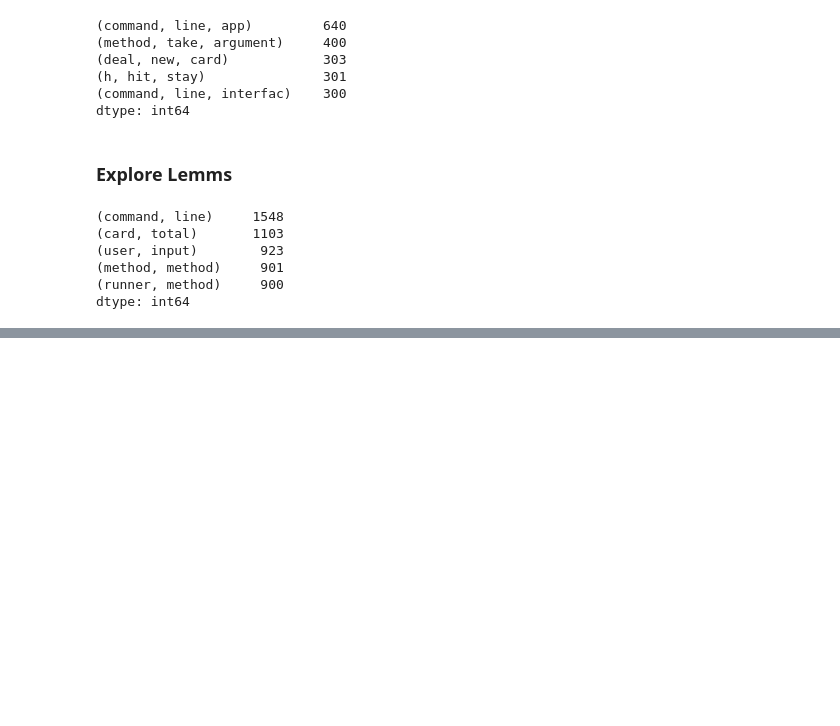
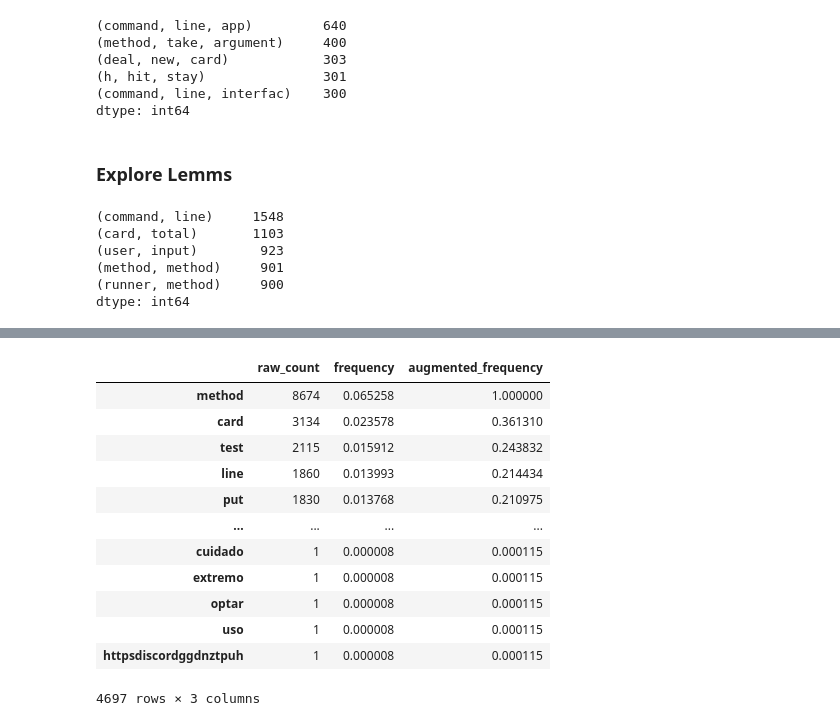
Before and after one commit to Speakeasy-Casino/ace-archives, a Jupyter notebook: joshs-sketchpad.ipynb, the cells around one changed output, grey strips where cells are left out. Cells and saved outputs as stored; diff of their text form; code cells hidden in the pictures; blank space fills up the shorter version.

```diff
--- a/joshs-sketchpad.ipynb
+++ b/joshs-sketchpad.ipynb
@@ -220,0 +331,20 @@ dtype: int64
+# %%
+lemm_words_df = (pd.DataFrame({'raw_count': lemm_series.value_counts()})
+ .assign(frequency=lambda df: df.raw_count / df.raw_count.sum())
+ .assign(augmented_frequency=lambda df: df.frequency / df.frequency.max()))
+# %%
+lemm_words_df
+# %% [output]
+|  | raw_count | frequency | augmented_frequency |
+| method | 8674 | 0.065258 | 1.000000 |
+| card | 3134 | 0.023578 | 0.361310 |
+| test | 2115 | 0.015912 | 0.243832 |
+| line | 1860 | 0.013993 | 0.214434 |
+| put | 1830 | 0.013768 | 0.210975 |
+| ... | ... | ... | ... |
+| cuidado | 1 | 0.000008 | 0.000115 |
+| extremo | 1 | 0.000008 | 0.000115 |
+| optar | 1 | 0.000008 | 0.000115 |
+| uso | 1 | 0.000008 | 0.000115 |
+| httpsdiscordggdnztpuh | 1 | 0.000008 | 0.000115 |
+4697 rows × 3 columns
```
Also changed, not shown: parts of 57 cells of this notebook, 1 other file.
